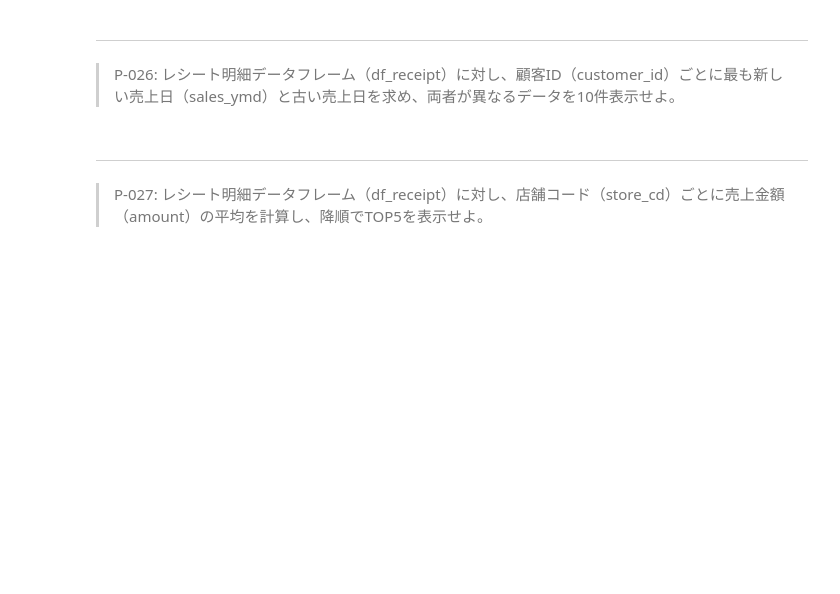
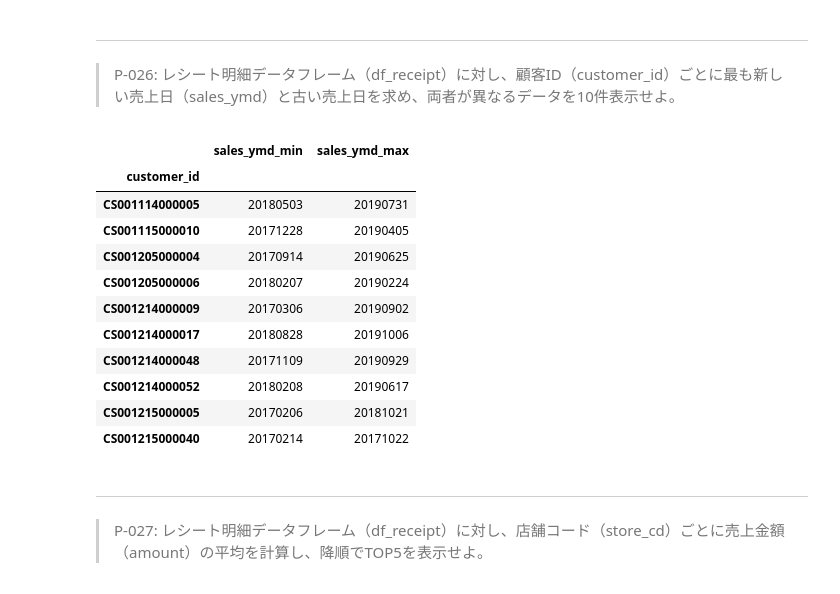
Before and after one commit to ancolin/100knocks-preprocess, a Jupyter notebook: docker/work/20200708_preprocess_knock_Python.ipynb, the cells around one changed output. Cells and saved outputs as stored; diff of their text form; code cells hidden in the pictures; blank space fills up the shorter version.

```diff
--- a/docker/work/20200708_preprocess_knock_Python.ipynb
+++ b/docker/work/20200708_preprocess_knock_Python.ipynb
@@ -401,6 +470,23 @@ df_receipt[['customer_id', 'amount', 'amount_rank']].sort_values(by=['amount_ran
 # %% [markdown]
 ---
 > P-026: レシート明細データフレーム（df_receipt）に対し、顧客ID（customer_id）ごとに最も新しい売上日（sales_ymd）と古い売上日を求め、両者が異なるデータを10件表示せよ。
+# %%
+df_tmp = df_receipt.groupby('customer_id').agg({'sales_ymd': ['min', 'max']})
+df_tmp.columns = ['_'.join(pair) for pair in df_tmp.columns]
+df_tmp.query('sales_ymd_min != sales_ymd_max').head(10)
+# %% [output]
+|  | sales_ymd_min | sales_ymd_max |
+| customer_id |  |  |
+| CS001114000005 | 20180503 | 20190731 |
+| CS001115000010 | 20171228 | 20190405 |
+| CS001205000004 | 20170914 | 20190625 |
+| CS001205000006 | 20180207 | 20190224 |
+| CS001214000009 | 20170306 | 20190902 |
+| CS001214000017 | 20180828 | 20191006 |
+| CS001214000048 | 20171109 | 20190929 |
+| CS001214000052 | 20180208 | 20190617 |
+| CS001215000005 | 20170206 | 20181021 |
+| CS001215000040 | 20170214 | 20171022 |
 # %% [markdown]
 ---
 > P-027: レシート明細データフレーム（df_receipt）に対し、店舗コード（store_cd）ごとに売上金額（amount）の平均を計算し、降順でTOP5を表示せよ。
```
Also changed, not shown: parts of 9 cells of this notebook.
